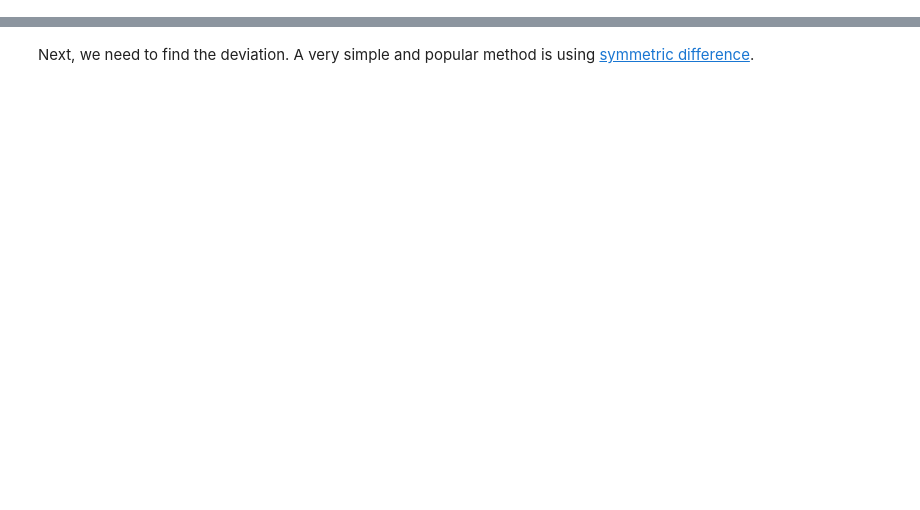
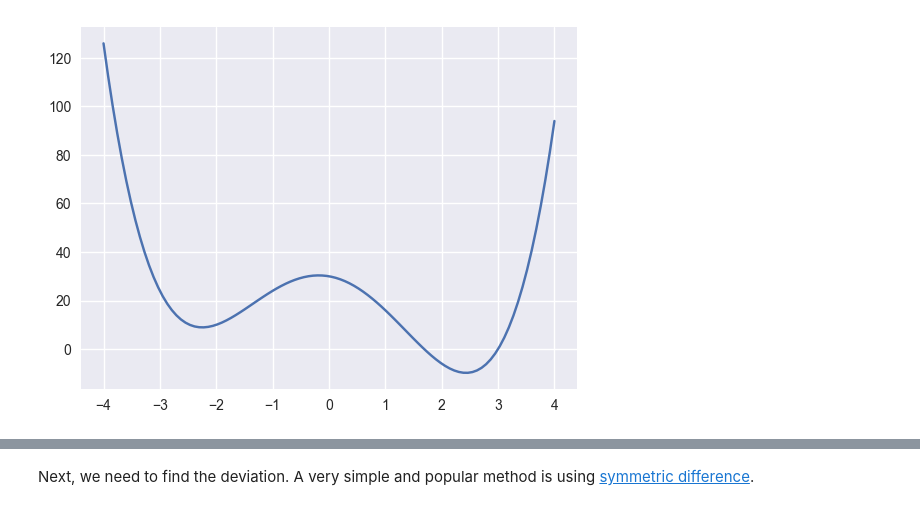
Before and after one commit to burkovae/notebook-collection, a Jupyter notebook: Gradients.ipynb, the cells around one changed output, grey strips where cells are left out. Saved outputs shown, nothing was run; the diff lists cells and outputs as text; code cells hidden in the pictures; blank space fills up the shorter version.

```diff
--- a/Gradients.ipynb
+++ b/Gradients.ipynb
@@ -9,0 +17,16 @@ cs231n.github.io/neural-networks-3/
+# %%
+import numpy as np
+import matplotlib.pyplot as plt
+
+@np.vectorize
+def any_function(x):
+    return (x-2)**2 + (x**2 - 6)**2 - 10
+
+x = np.linspace(-4, 4, 100)
+y = any_function(x)
+
+curveFigure = plt.figure()
+plt.plot(x,y, figure = curveFigure)
+plt.show()
+# %% [output]
+[figure, added]
```
Also changed, not shown: parts of 22 cells of this notebook.
